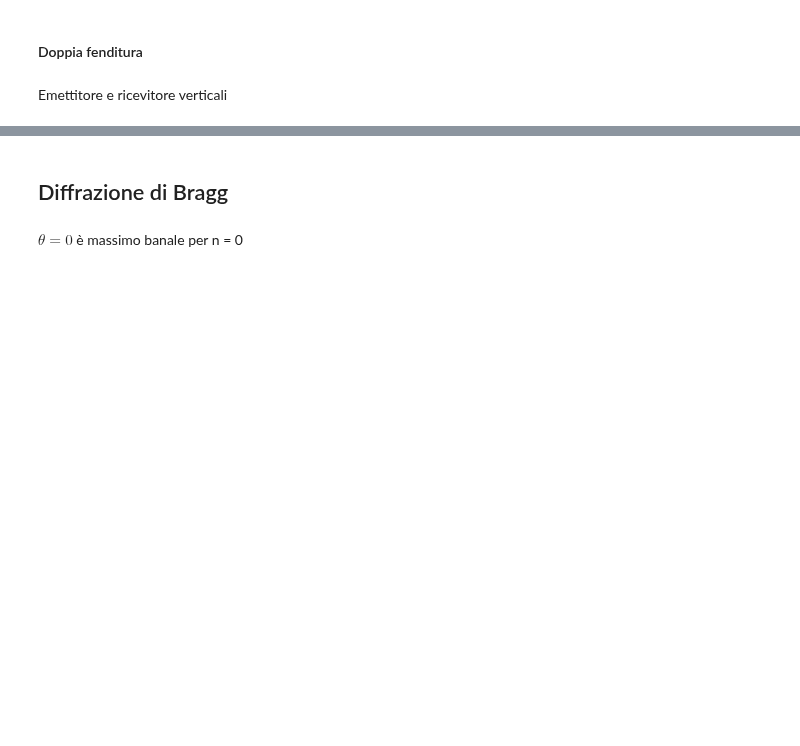
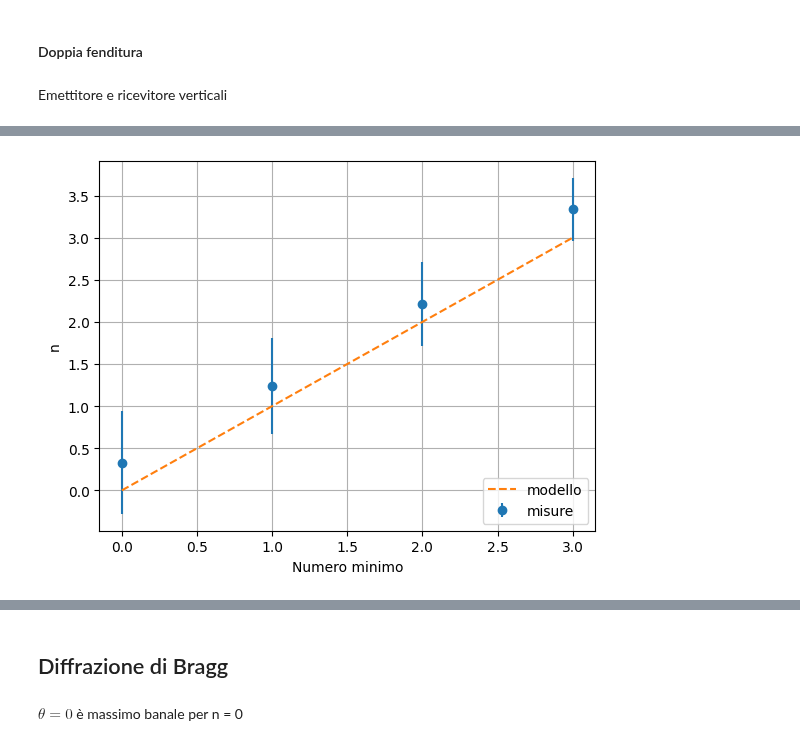
Before and after one commit to ARossiUnimib/Laboratorio-2---Gruppo-21-A.A.-2023-24, a Jupyter notebook: Notebooks/Microonde/Microonde.ipynb, the cells around one changed output, grey strips where cells are left out. Saved outputs shown, nothing was run; the diff lists cells and outputs as text; code cells hidden in the pictures; blank space fills up the shorter version.

```diff
--- a/Notebooks/Microonde/Microonde.ipynb
+++ b/Notebooks/Microonde/Microonde.ipynb
@@ -774,0 +781,16 @@ $\theta_min$
+# %%
+fig,ax = plt.subplots(1,1)
+ax.set_xlabel('Numero minimo')
+ax.set_ylabel('n')
+
+N = [0,1,2,3]
+ax.errorbar(N,n_min[0],n_min[1],fmt='o',label='misure')
+x = np.linspace(0,3,10)
+y = x
+ax.plot(x,y,linestyle='--',label='modello')
+
+plt.grid()
+plt.legend(loc='lower right')
+plt.show()
+# %% [output]
+[figure, added]
```
Also changed, not shown: parts of 3 cells of this notebook.
